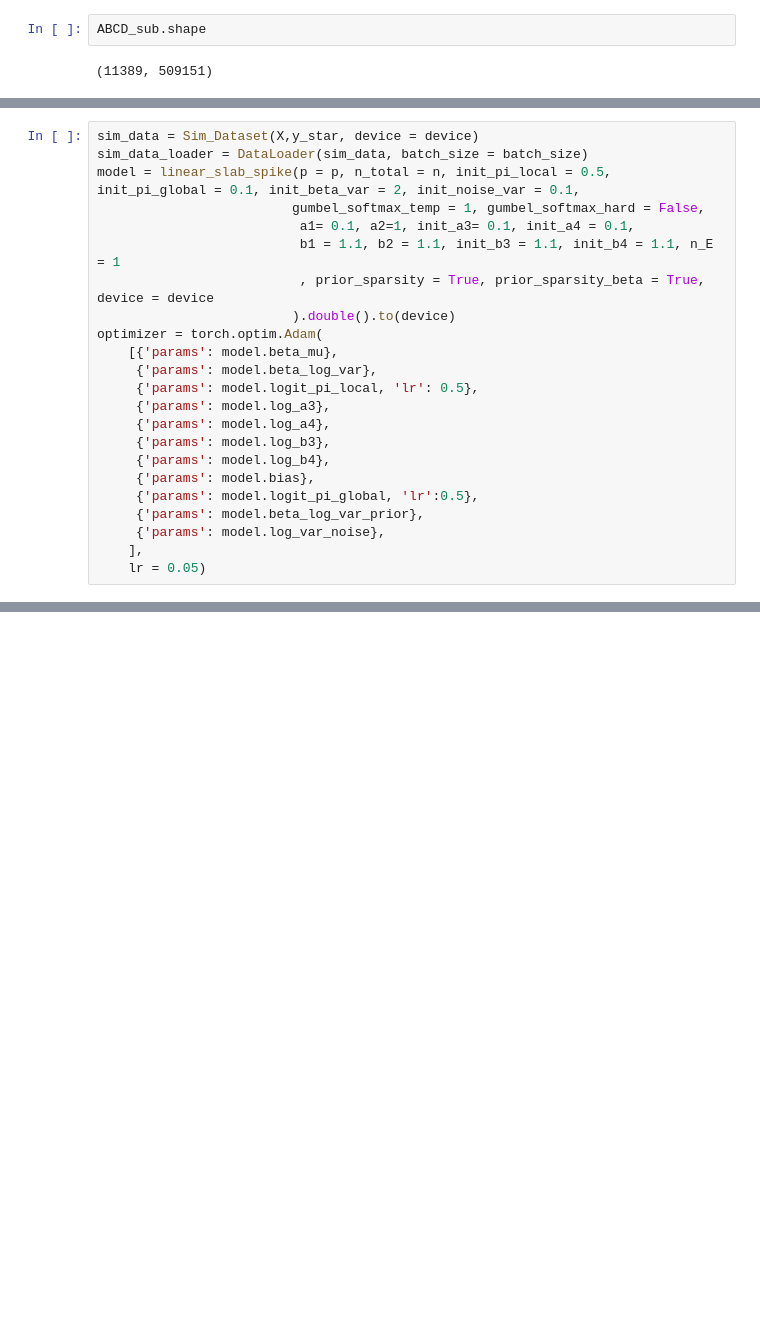
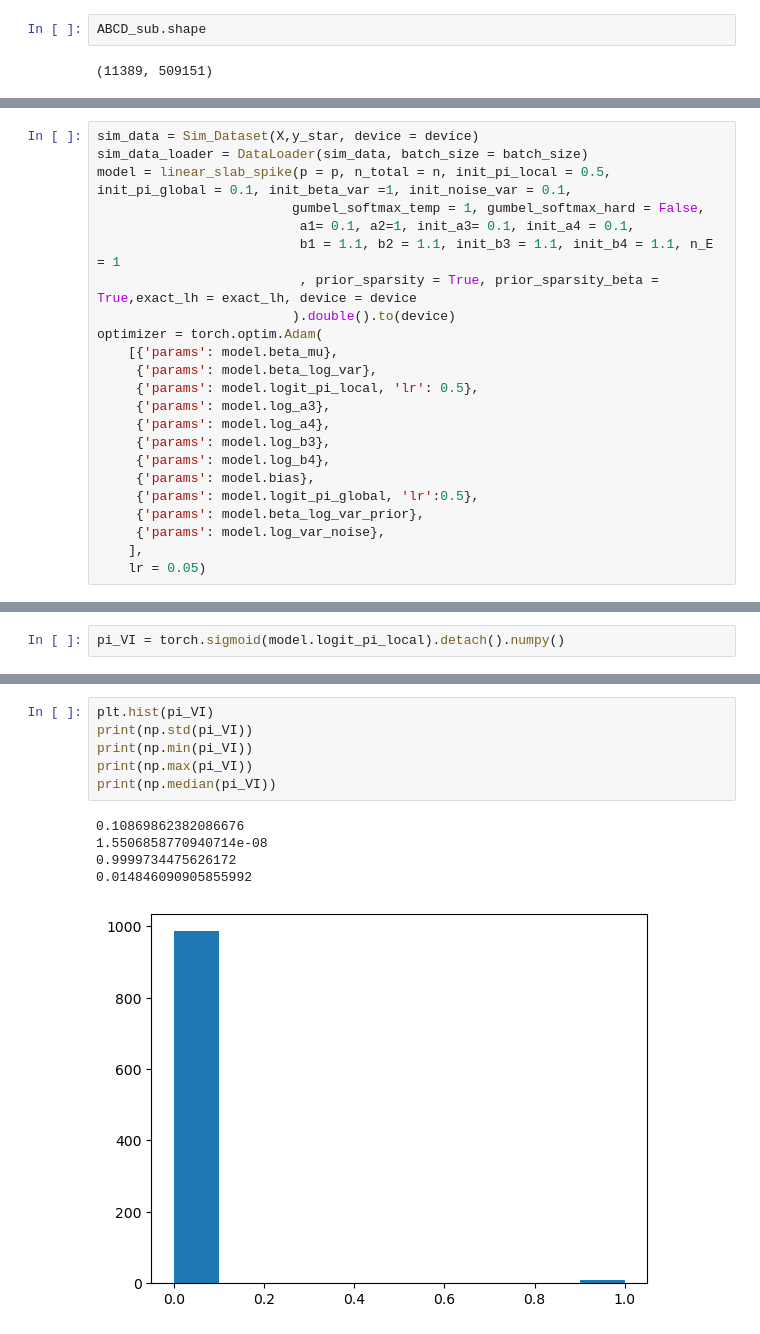
Before and after one commit to junting-ren/ZIV, a Jupyter notebook: notebooks/pytorch_fast_slab_spike.ipynb, the cells around one changed output, grey strips where cells are left out. Drawn from its saved outputs; the diff is of its cells as text; blank space fills up the shorter version.

Commit message:
Update pytorch_fast_slab_spike.ipynb
Added comparison between VI and MCMC

```diff
--- a/notebooks/pytorch_fast_slab_spike.ipynb
+++ b/notebooks/pytorch_fast_slab_spike.ipynb
@@ -105,11 +115,11 @@ z, X, Xs, latent_mean, var_genetic, var_total, true_beta, y_star = sim_class.gen
 # %%
 sim_data = Sim_Dataset(X,y_star, device = device)
 sim_data_loader = DataLoader(sim_data, batch_size = batch_size)
-model = linear_slab_spike(p = p, n_total = n, init_pi_local = 0.5, init_pi_global = 0.1, init_beta_var = 2, init_noise_var = 0.1,
+model = linear_slab_spike(p = p, n_total = n, init_pi_local = 0.5, init_pi_global = 0.1, init_beta_var =1, init_noise_var = 0.1,
                          gumbel_softmax_temp = 1, gumbel_softmax_hard = False,
                           a1= 0.1, a2=1, init_a3= 0.1, init_a4 = 0.1,
                           b1 = 1.1, b2 = 1.1, init_b3 = 1.1, init_b4 = 1.1, n_E = 1
-                          , prior_sparsity = True, prior_sparsity_beta = True, device = device
+                          , prior_sparsity = True, prior_sparsity_beta = True,exact_lh = exact_lh, device = device
                          ).double().to(device)
 optimizer = torch.optim.Adam(
     [{'params': model.beta_mu},
@@ -143,3 +163,5 @@ p_causal/p
+# %%
+pi_VI = torch.sigmoid(model.logit_pi_local).detach().numpy()
 # %%
 # torch.sum(torch.sigmoid(model.logit_pi_local)>0.9)/p
 print(torch.max(torch.sigmoid(model.logit_pi_local)))
@@ -169,0 +253,12 @@ NameError: name 'best_model' is not defined
+# %%
+plt.hist(pi_VI)
+print(np.std(pi_VI))
+print(np.min(pi_VI))
+print(np.max(pi_VI))
+print(np.median(pi_VI))
+# %% [output]
+0.10869862382086676
+1.5506858770940714e-08
+0.9999734475626172
+0.014846090905855992
+[figure, added]
```
Also changed, not shown: parts of 22 cells of this notebook.
